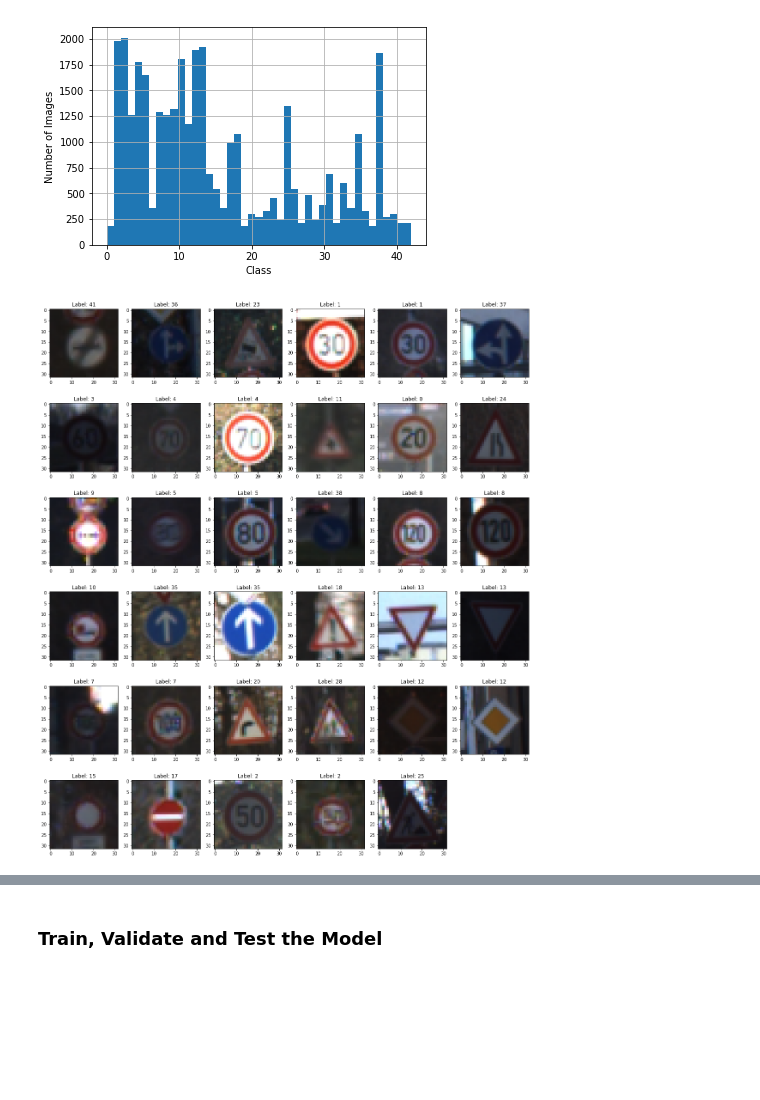
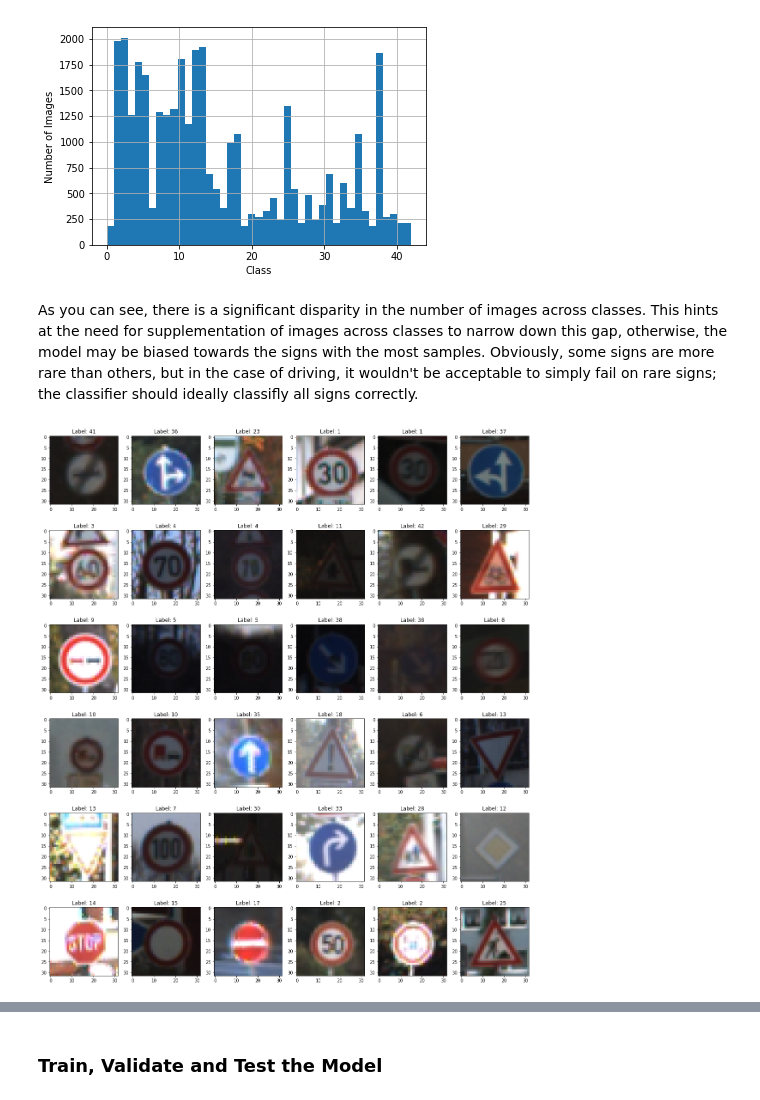
Before and after one commit to jjw2/SDC_Term1_P2, a Jupyter notebook: Traffic_Sign_Classifier.ipynb, the cells around one changed output, grey strips where cells are left out. Cells and saved outputs as stored; diff of their text form; code cells hidden in the pictures; blank space fills up the shorter version.

Commit message:
Updates for resubmission. Added learning curve.

```diff
--- a/Traffic_Sign_Classifier.ipynb
+++ b/Traffic_Sign_Classifier.ipynb
@@ -103,12 +120,14 @@ def plot_imgs(X, y=np.array([]), cols = 6, cmap='brg'):
 hist_plot(y_train_raw)
 # %% [output]
 [figure]
+# %% [markdown]
+As you can see, there is a significant disparity in the number of images across classes. This hints at the need for supplementation of images across classes to narrow down this gap, otherwise, the model may be biased towards the signs with the most samples. Obviously, some signs are more rare than others, but in the case of driving, it wouldn't be acceptable to simply fail on rare signs; the classifier should ideally classifly all signs correctly.
 # %%
-## Example images from dataset
-
-test_img_labels = np.arange(0, n_train, 1000)
+# Pick and plot some example test images
+test_img_labels = np.arange(0, n_train, 975)
 test_imgs = X_train_raw[test_img_labels]
 
+# Pick randomly from the dataset
 plot_imgs(X_train_raw[test_img_labels], y_train_raw[test_img_labels])
 # %% [output]
-[figure, old version]
+[figure, new version]
```
Also changed, not shown: parts of 40 cells of this notebook, 7 other files.
